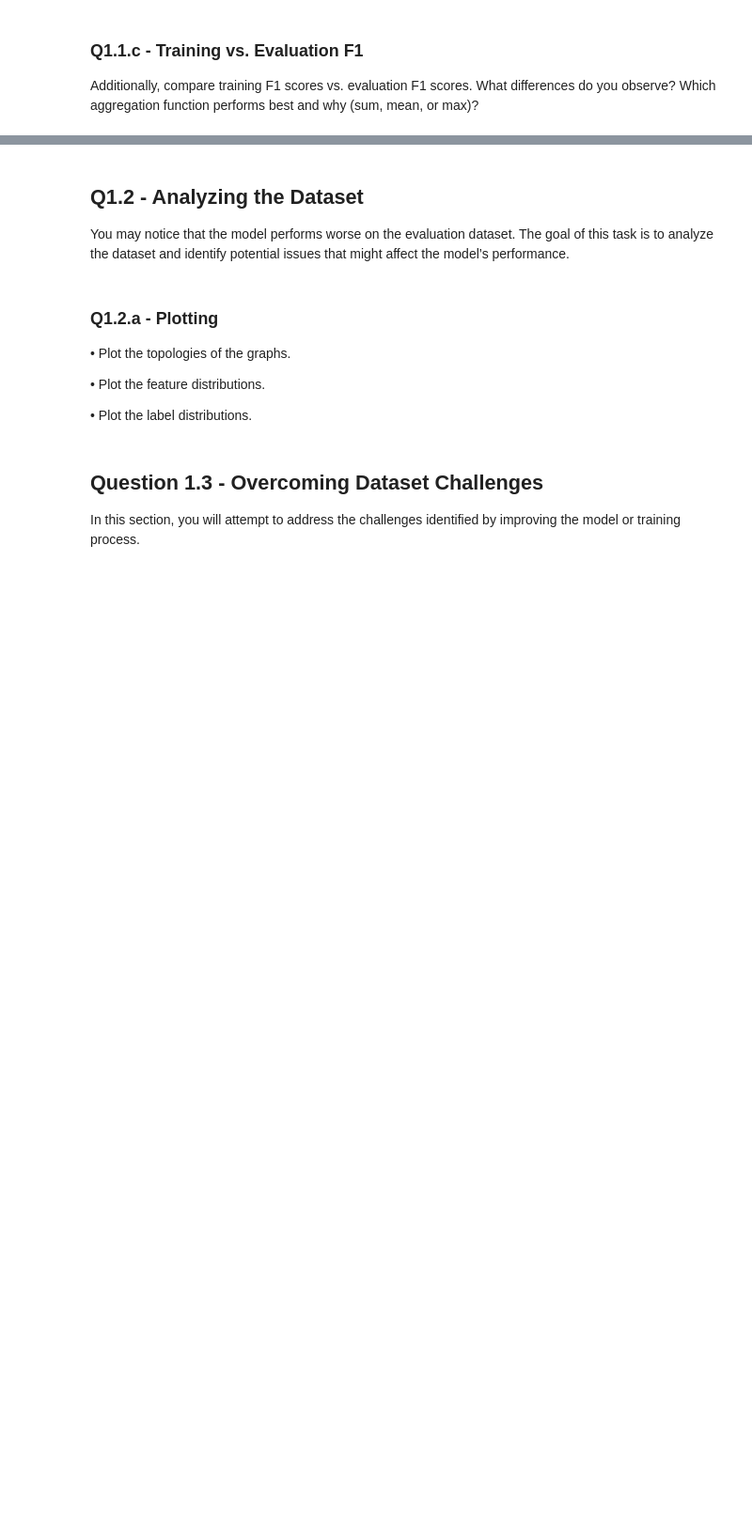
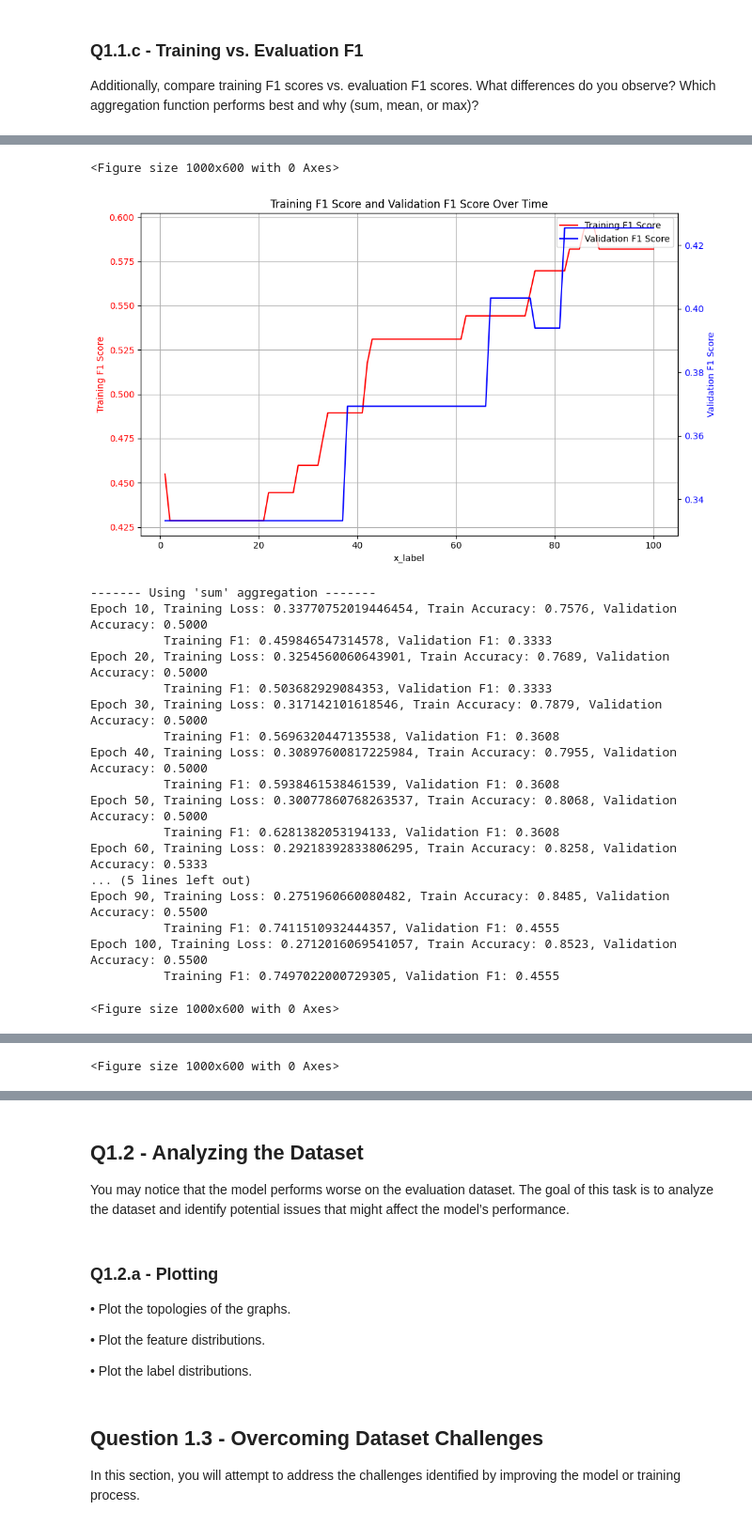
Before and after one commit to belfioreasia/Deep-Graph-Based-Learning, a Jupyter notebook: Coursework/q1_graph_classification.ipynb, the cells around one changed output, grey strips where cells are left out. Shown: that part at 94% size. Saved outputs shown, nothing was run; the diff lists cells and outputs as text; code cells hidden in the pictures; blank space fills up the shorter version.

```diff
--- a/Coursework/q1_graph_classification.ipynb
+++ b/Coursework/q1_graph_classification.ipynb
@@ -476,0 +663,34 @@ plot_training_and_validation()
+# %%
+# Solution Q1.1.c
+# ####################################################
+# MODIFY THE CODE BELOW
+# ####################################################
+
+num_epochs = 100
+for i,aggregation in enumerate(aggregation_methods):
+    model = MyGraphNeuralNetwork(input_dim, hidden_dim)
+    # print(model)
+    # Loss function and optimizer
+    criterion = nn.BCELoss()
+    optimizer = optim.Adam(model.parameters(), lr=0.001)
+
+    print(f"------- Using '{aggregation}' aggregation -------")
+    # Train 3 identical models separately with different aggregation methods
+    training_losses, train_accuracies, validation_losses, eval_acc, train_F1, eval_F1 = train_model(
+        model,
+        optimizer,
+        criterion,
+        train_data,
+        eval_data,
+        epochs=num_epochs,
+        graph_aggregation_method=aggregation,
+        verbose=True,
+        f1=True
+    )
+
+    plot_training_and_validation(train_F1, eval_F1, aggregation=aggregation, graph1_label="Training F1 Score", graph2_label="Validation F1 Score", x_label="Epoch", title="Training F1 Score and Validation F1 Score Over Time")
+
+# ####################################################
+# END OF MODIFICATION
+# ####################################################
+# %% [output]
@@ -476,0 +714,20 @@ plot_training_and_validation()
+<Figure size 1000x600 with 0 Axes>
+[figure, added]
+------- Using 'sum' aggregation -------
+Epoch 10, Training Loss: 0.33770752019446454, Train Accuracy: 0.7576, Validation Accuracy: 0.5000
+          Training F1: 0.459846547314578, Validation F1: 0.3333
+Epoch 20, Training Loss: 0.3254560060643901, Train Accuracy: 0.7689, Validation Accuracy: 0.5000
+          Training F1: 0.503682929084353, Validation F1: 0.3333
+Epoch 30, Training Loss: 0.317142101618546, Train Accuracy: 0.7879, Validation Accuracy: 0.5000
+          Training F1: 0.5696320447135538, Validation F1: 0.3608
+Epoch 40, Training Loss: 0.30897600817225984, Train Accuracy: 0.7955, Validation Accuracy: 0.5000
+          Training F1: 0.5938461538461539, Validation F1: 0.3608
+Epoch 50, Training Loss: 0.30077860768263537, Train Accuracy: 0.8068, Validation Accuracy: 0.5000
+          Training F1: 0.6281382053194133, Validation F1: 0.3608
+Epoch 60, Training Loss: 0.29218392833806295, Train Accuracy: 0.8258, Validation Accuracy: 0.5333
+... (5 lines left out)
+Epoch 90, Training Loss: 0.2751960660080482, Train Accuracy: 0.8485, Validation Accuracy: 0.5500
+          Training F1: 0.7411510932444357, Validation F1: 0.4555
+Epoch 100, Training Loss: 0.2712016069541057, Train Accuracy: 0.8523, Validation Accuracy: 0.5500
+          Training F1: 0.7497022000729305, Validation F1: 0.4555
+<Figure size 1000x600 with 0 Axes>
@@ -476,0 +752 @@ plot_training_and_validation()
+<Figure size 1000x600 with 0 Axes>
```
Also changed, not shown: parts of 13 cells of this notebook, 1 other file.
